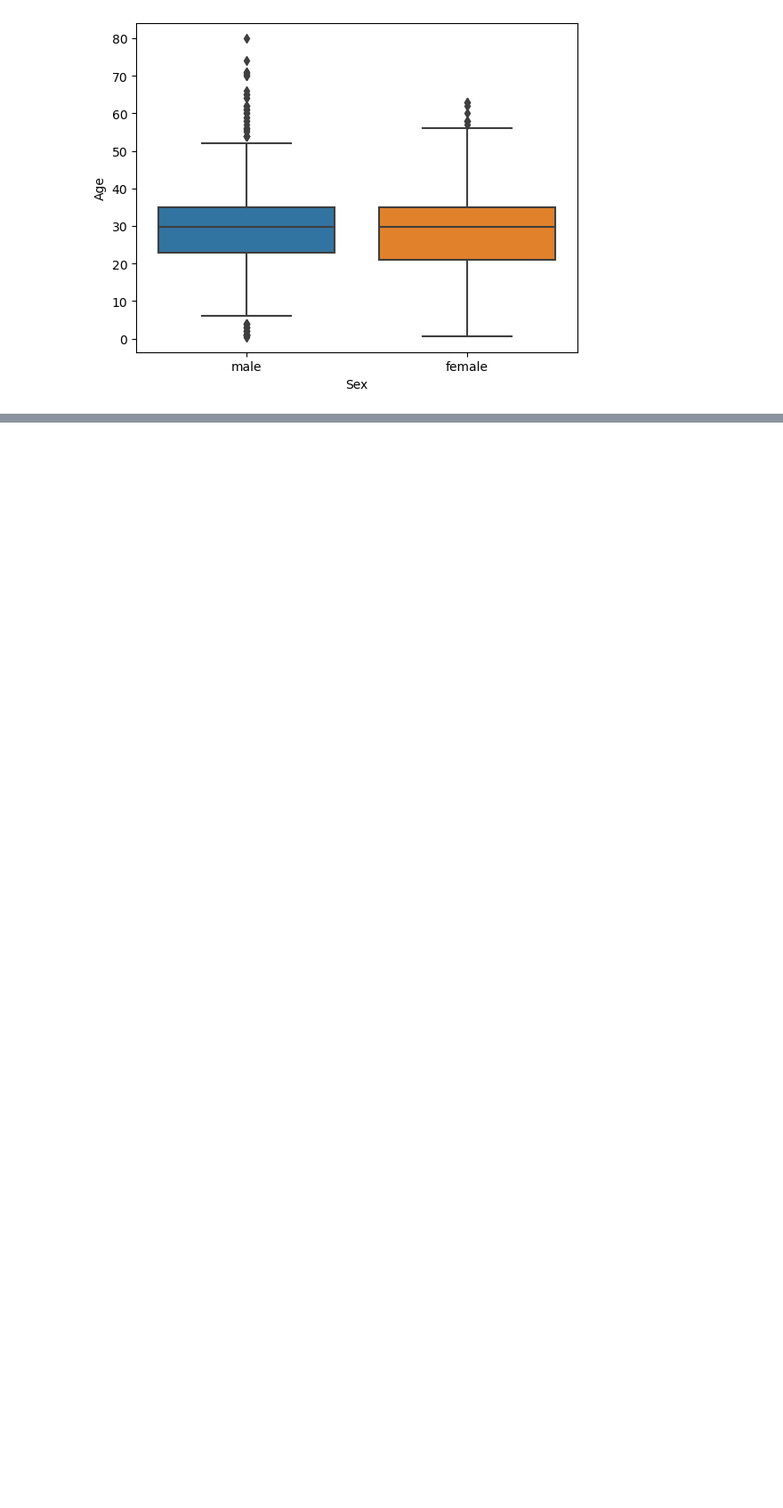
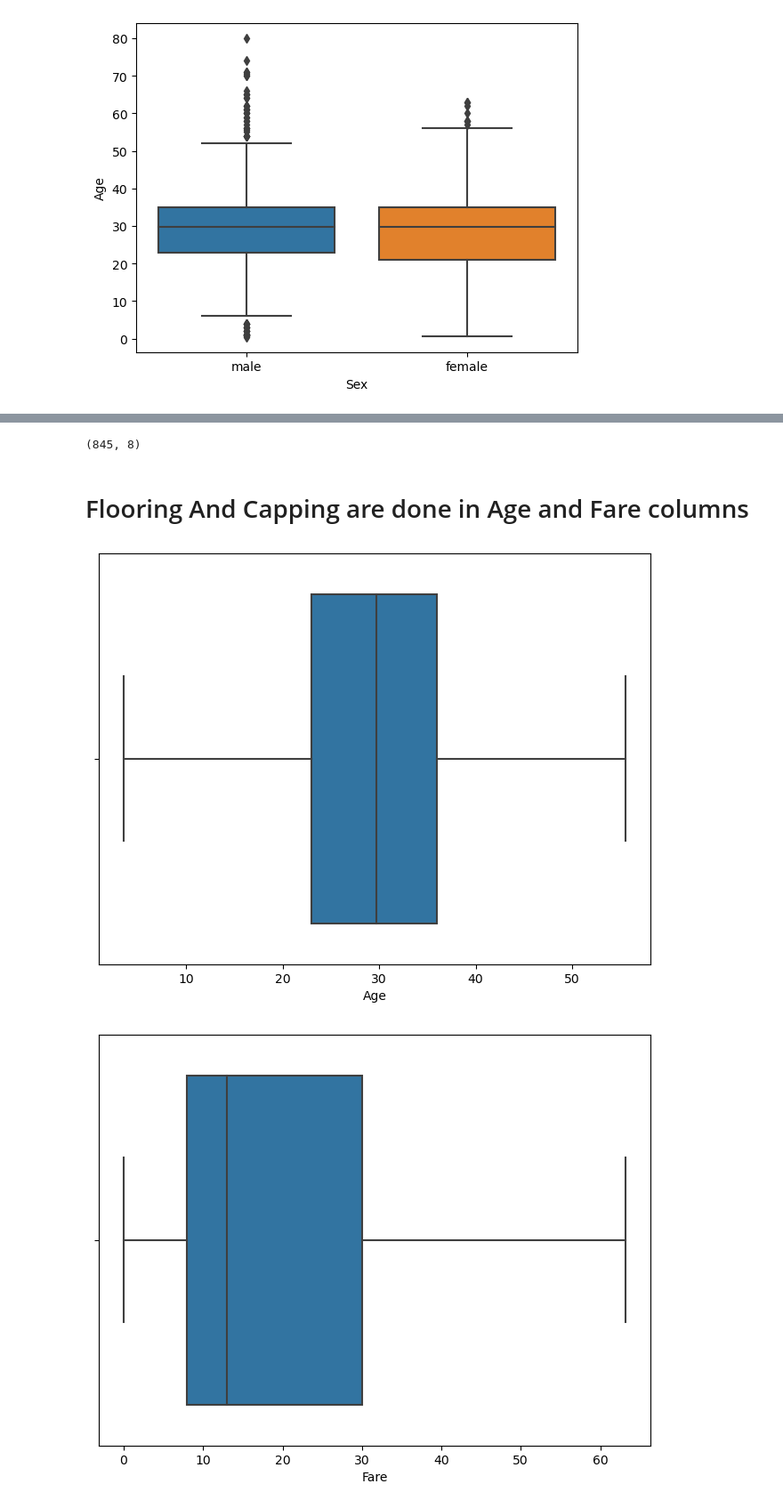
Before and after one commit to sreejayans/ictk, a Jupyter notebook: Assignment on preprocessing using titanic_dataset.ipynb, the cells around one changed output, grey strips where cells are left out. Shown: that part at 89% size. Saved outputs shown, nothing was run; the diff lists cells and outputs as text; code cells hidden in the pictures; blank space fills up the shorter version.

```diff
--- a/Assignment on preprocessing using titanic_dataset.ipynb
+++ b/Assignment on preprocessing using titanic_dataset.ipynb
@@ -276,3 +254,5 @@ sns.boxplot(x='Sex', y = 'Age',data= data)
 plt.show()
 # %% [output]
 [figure]
+# %%
+data=data.drop(['Name','Ticket','Cabin'],axis=1)
@@ -278,0 +261,31 @@ plt.show()
+# %%
+Q1 =data['SibSp'].quantile(0.25)
+Q3 =data['SibSp'].quantile(0.75)
+IQR=Q3-Q1
+low=Q1-(1.5*IQR)
+upr=Q3+(1.5*IQR)
+out_ind=data[(data['SibSp'] > upr) | (data['Fare'] < low) ].index
+data.drop(out_ind,inplace= True)
+# %%
+data.shape
+# %% [output]
+(845, 8)
+# %% [markdown]
+# Flooring And Capping are done in Age  and Fare columns
+# %%
+for column in ['Age' , 'Fare'] :
+    Q1 =data[column].quantile(0.25)
+    Q3 =data[column].quantile(0.75)
+    IQR=Q3 - Q1
+    low=Q1 - (1.5*IQR)
+    upr=Q3 + (1.5*IQR)
+    data[column]=np.where(data[column] > upr, upr,np.where(data[column]< low,low,data[column]))
+# %%
+for col in ['Age' , 'Fare']:
+    plt.subplots(figsize=(8, 6))
+
+    sns.boxplot(x=data[col])
+    plt.show()
+# %% [output]
+[figure, added]
+[figure, added]
```
Also changed, not shown: parts of 19 cells of this notebook.
